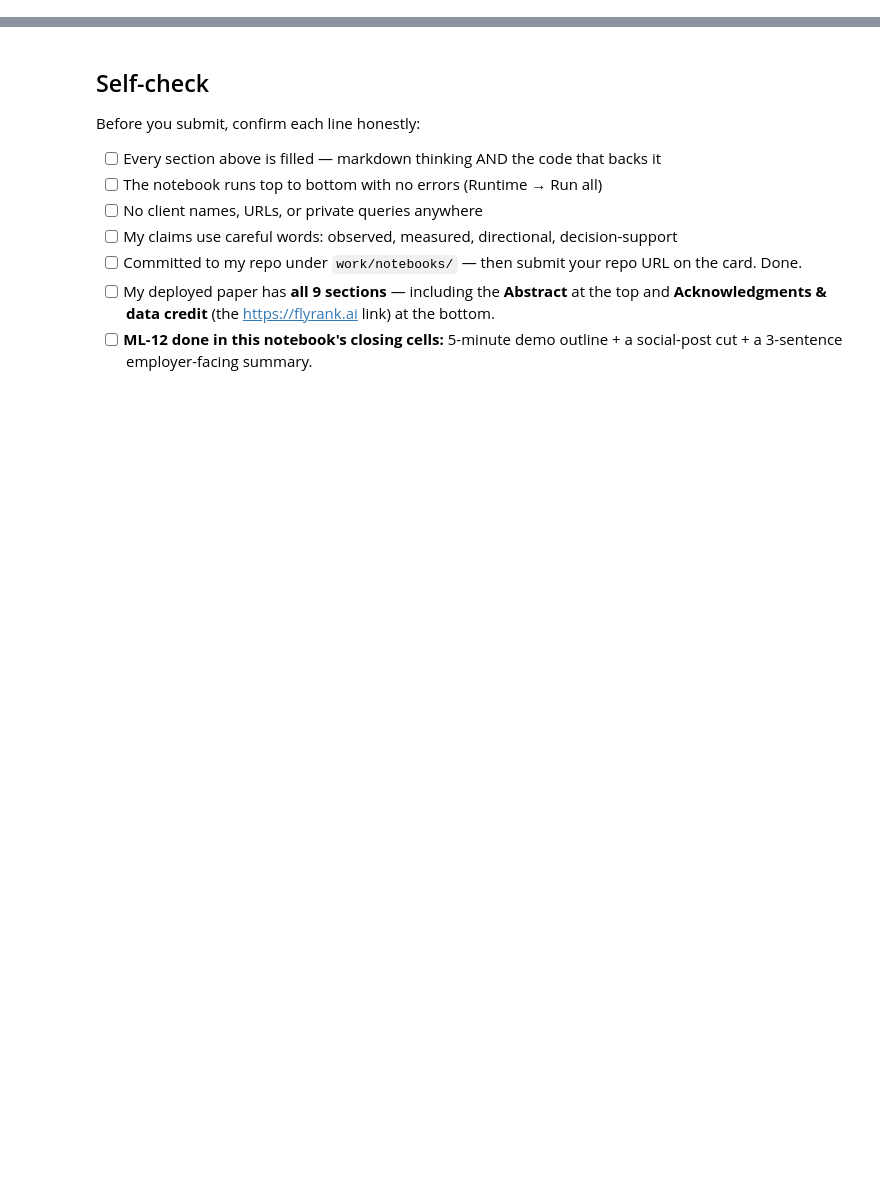
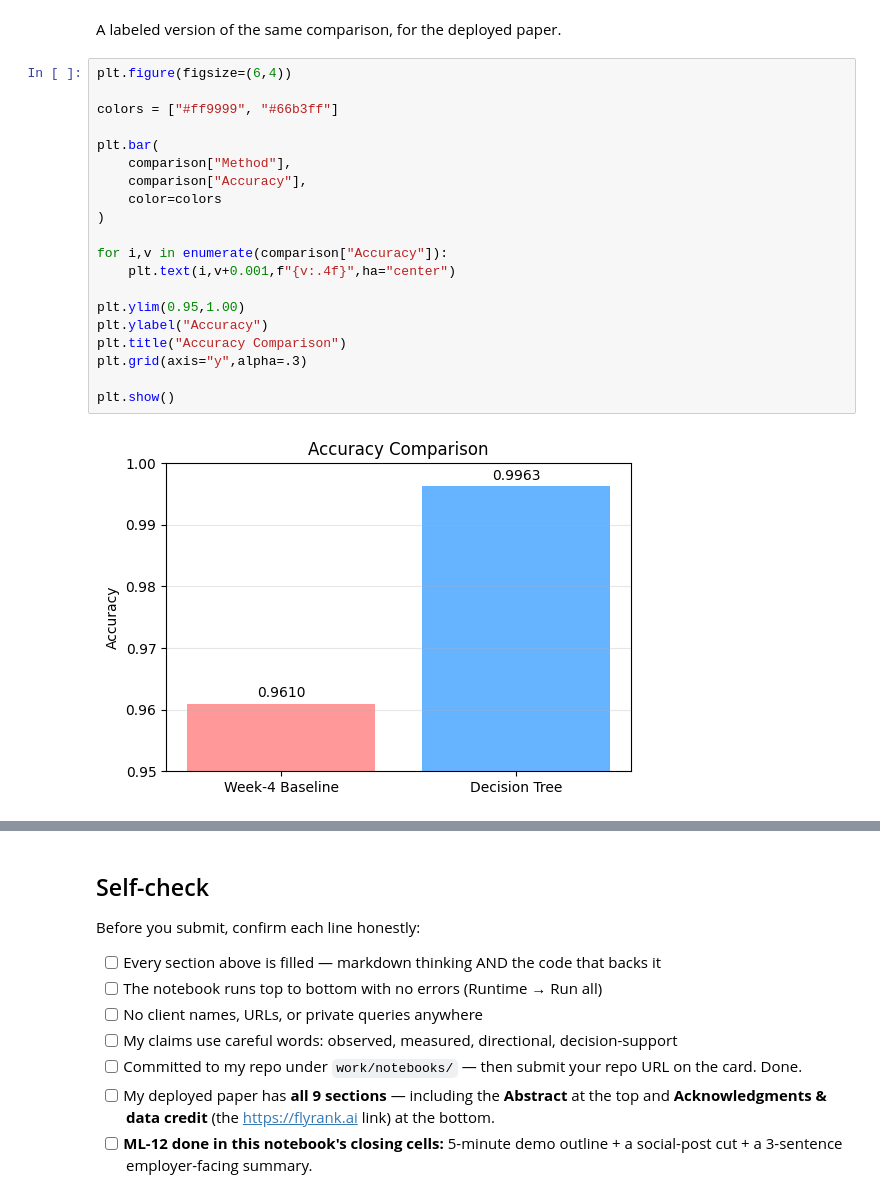
Before and after one commit to Shaimaa307/flyrank-ml-internship, a Jupyter notebook: work/notebooks/capstone.ipynb, the cells around one changed output, grey strips where cells are left out. Cells and saved outputs as stored; diff of their text form; blank space fills up the shorter version.

```diff
--- a/work/notebooks/capstone.ipynb
+++ b/work/notebooks/capstone.ipynb
@@ -36,0 +235,24 @@ This skeleton is yours to fill. Work the sections **in order** — each one has
+# %% [markdown]
+A labeled version of the same comparison, for the deployed paper.
+# %%
+plt.figure(figsize=(6,4))
+
+colors = ["#ff9999", "#66b3ff"]
+
+plt.bar(
+    comparison["Method"],
+    comparison["Accuracy"],
+    color=colors
+)
+
+for i,v in enumerate(comparison["Accuracy"]):
+    plt.text(i,v+0.001,f"{v:.4f}",ha="center")
+
+plt.ylim(0.95,1.00)
+plt.ylabel("Accuracy")
+plt.title("Accuracy Comparison")
+plt.grid(axis="y",alpha=.3)
+
+plt.show()
+# %% [output]
+[figure, added]
```
Also changed, not shown: parts of 40 cells of this notebook.
